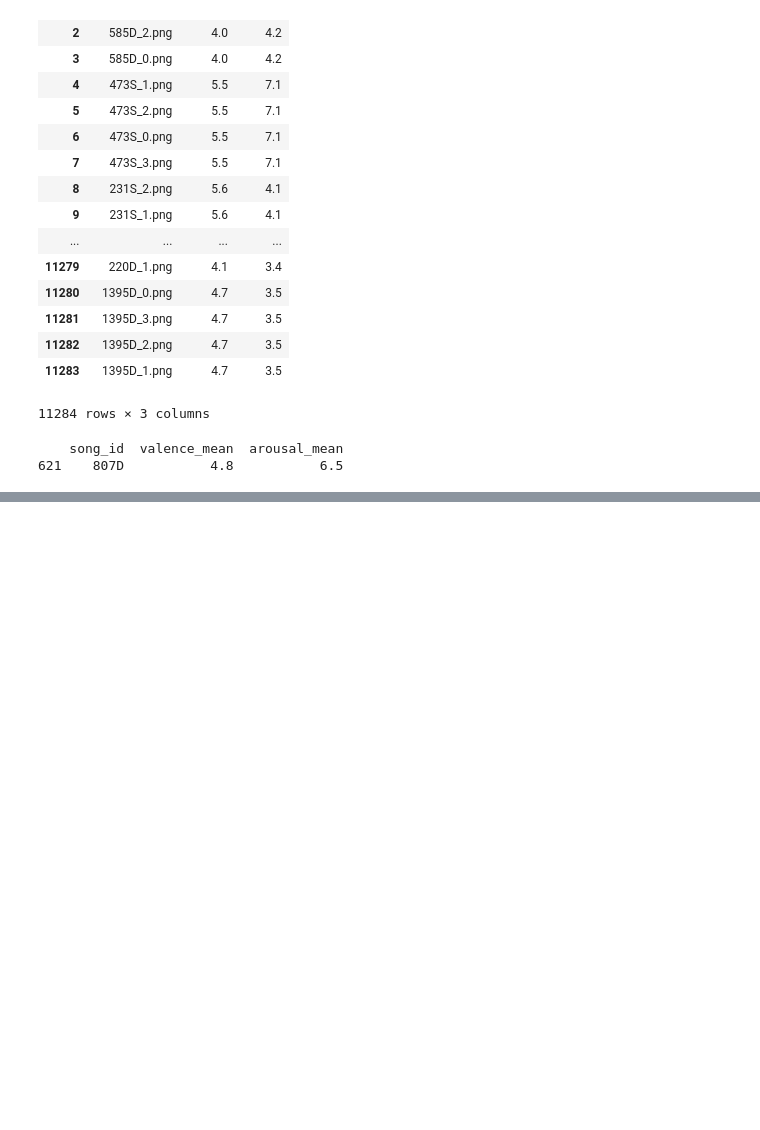
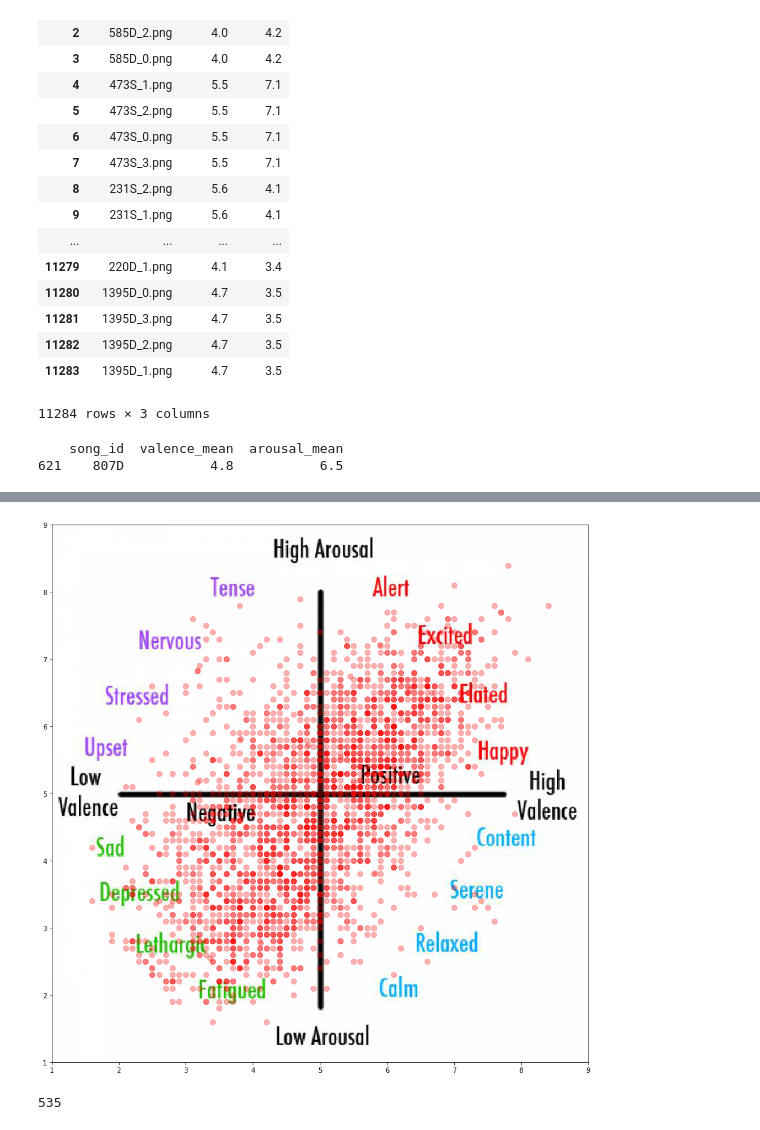
Before and after one commit to MusicMapProject/MusicMap, a Jupyter notebook: utils/CSV_process.ipynb, the cells around one changed output, grey strips where cells are left out. Drawn from its saved outputs; the diff is of its cells as text; code cells hidden in the pictures; blank space fills up the shorter version.

```diff
--- a/utils/CSV_process.ipynb
+++ b/utils/CSV_process.ipynb
@@ -285,0 +268,4 @@ result
+# %%
+data_D = np.asarray(pd.read_csv("../data/labels/D.csv"))
+data_S = np.asarray(pd.read_csv("../data/labels/S.csv"))
+all_data = np.asarray(pd.read_csv("../data/labels/audio_target.csv"))
@@ -285,0 +282,13 @@ result
+# %%
+fig = plt.figure(figsize=(15, 15))
+ax = fig.add_subplot(111)
+image = plt.imread('./va_scale.jpg')
+plt.imshow(image, extent=[1, 9, 1, 9])
+
+plt.plot(all_data[:, 2], all_data[:, 3], 'ro', markersize = '8', alpha = 0.3)
+# for i, xy in enumerate(zip(data_D[:, 2], data_D[:, 3])):
+#     ax.annotate(data_D[:, 1][i], xy, textcoords='data')
+
+plt.show()
+# %% [output]
+[figure, added]
@@ -285,0 +310,4 @@ result
+# %%
+print len(new_points)
+# %% [output]
+535
```
Also changed, not shown: parts of 10 cells of this notebook, 3 other files.
